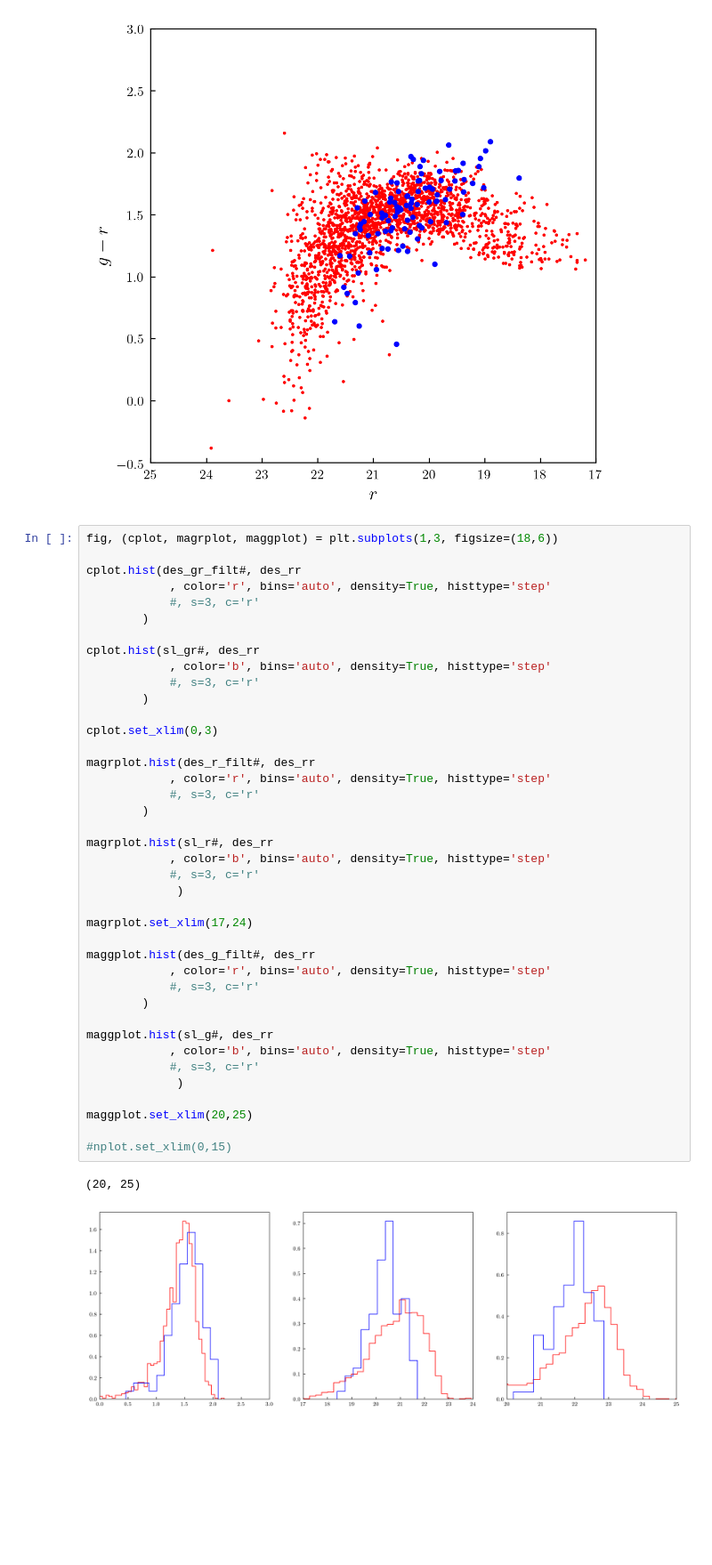
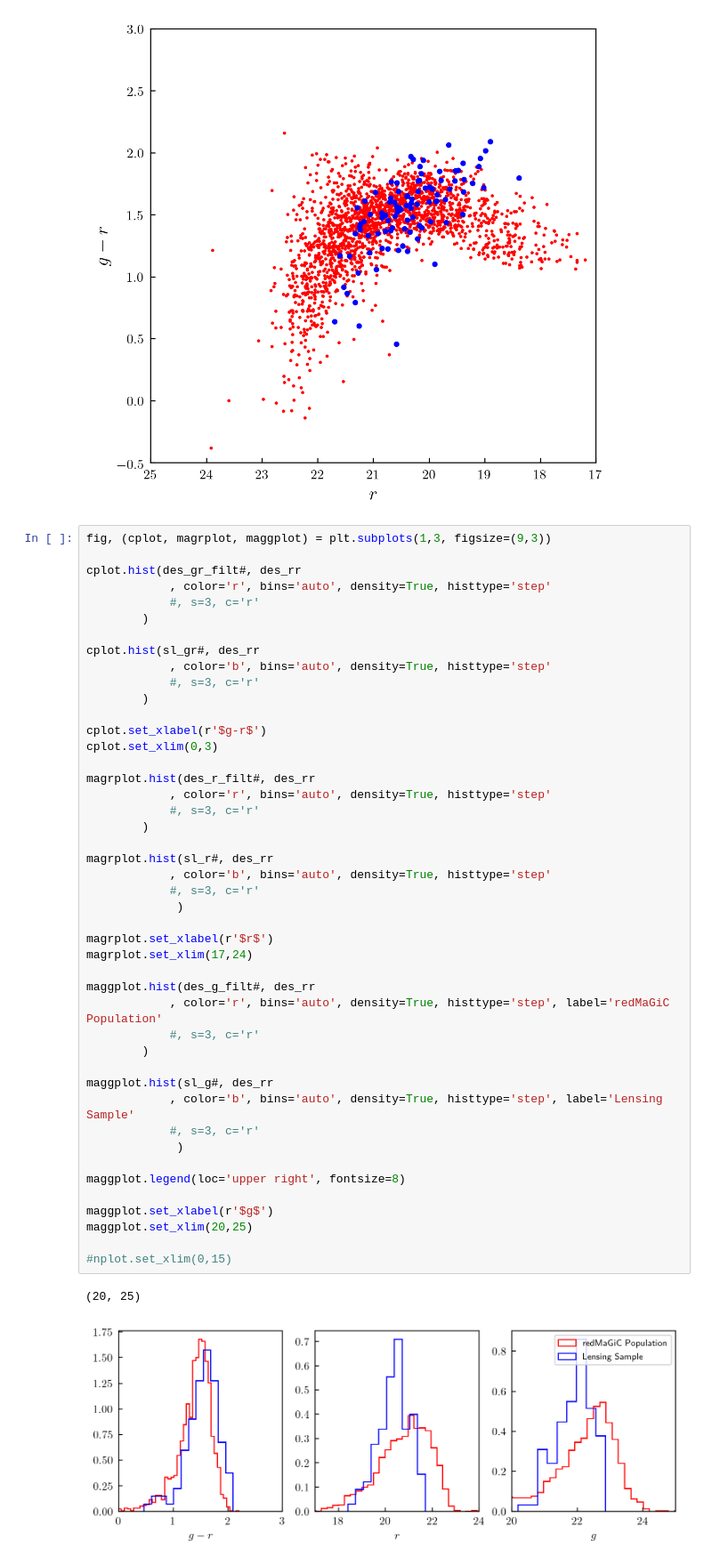
Before and after one commit to apcloonan/galaxy-galaxy-sel, a Jupyter notebook: plotting.ipynb, the cells around one changed output. Shown at 89% size. Cells and saved outputs as stored; diff of their text form; blank space fills up the shorter version.

Commit message:
labeling plots so far

```diff
--- a/plotting.ipynb
+++ b/plotting.ipynb
@@ -122,7 +122,7 @@ plt.gca().invert_xaxis()
 # %% [output]
 [figure]
 # %%
-fig, (cplot, magrplot, maggplot) = plt.subplots(1,3, figsize=(18,6))
+fig, (cplot, magrplot, maggplot) = plt.subplots(1,3, figsize=(9,3))
 
 cplot.hist(des_gr_filt#, des_rr
             , color='r', bins='auto', density=True, histtype='step'
@@ -134,34 +134,39 @@ cplot.hist(sl_gr#, des_rr
             #, s=3, c='r'
         )
 
+cplot.set_xlabel(r'$g-r$')
 cplot.set_xlim(0,3)
 
 magrplot.hist(des_r_filt#, des_rr
             , color='r', bins='auto', density=True, histtype='step'
             #, s=3, c='r'
         )
 
 magrplot.hist(sl_r#, des_rr
             , color='b', bins='auto', density=True, histtype='step'
             #, s=3, c='r'
              )
 
+magrplot.set_xlabel(r'$r$')
 magrplot.set_xlim(17,24)
 
 maggplot.hist(des_g_filt#, des_rr
-            , color='r', bins='auto', density=True, histtype='step'
+            , color='r', bins='auto', density=True, histtype='step', label='redMaGiC Population'
             #, s=3, c='r'
         )
 
 maggplot.hist(sl_g#, des_rr
-            , color='b', bins='auto', density=True, histtype='step'
+            , color='b', bins='auto', density=True, histtype='step', label='Lensing Sample'
             #, s=3, c='r'
              )
 
+maggplot.legend(loc='upper right', fontsize=8)
+
+maggplot.set_xlabel(r'$g$')
 maggplot.set_xlim(20,25)
 
 #nplot.set_xlim(0,15)
 # %% [output]
 (20, 25)
-[figure, old version]
+[figure, new version]
 # %%
```
Also changed, not shown: parts of 2 cells of this notebook.
